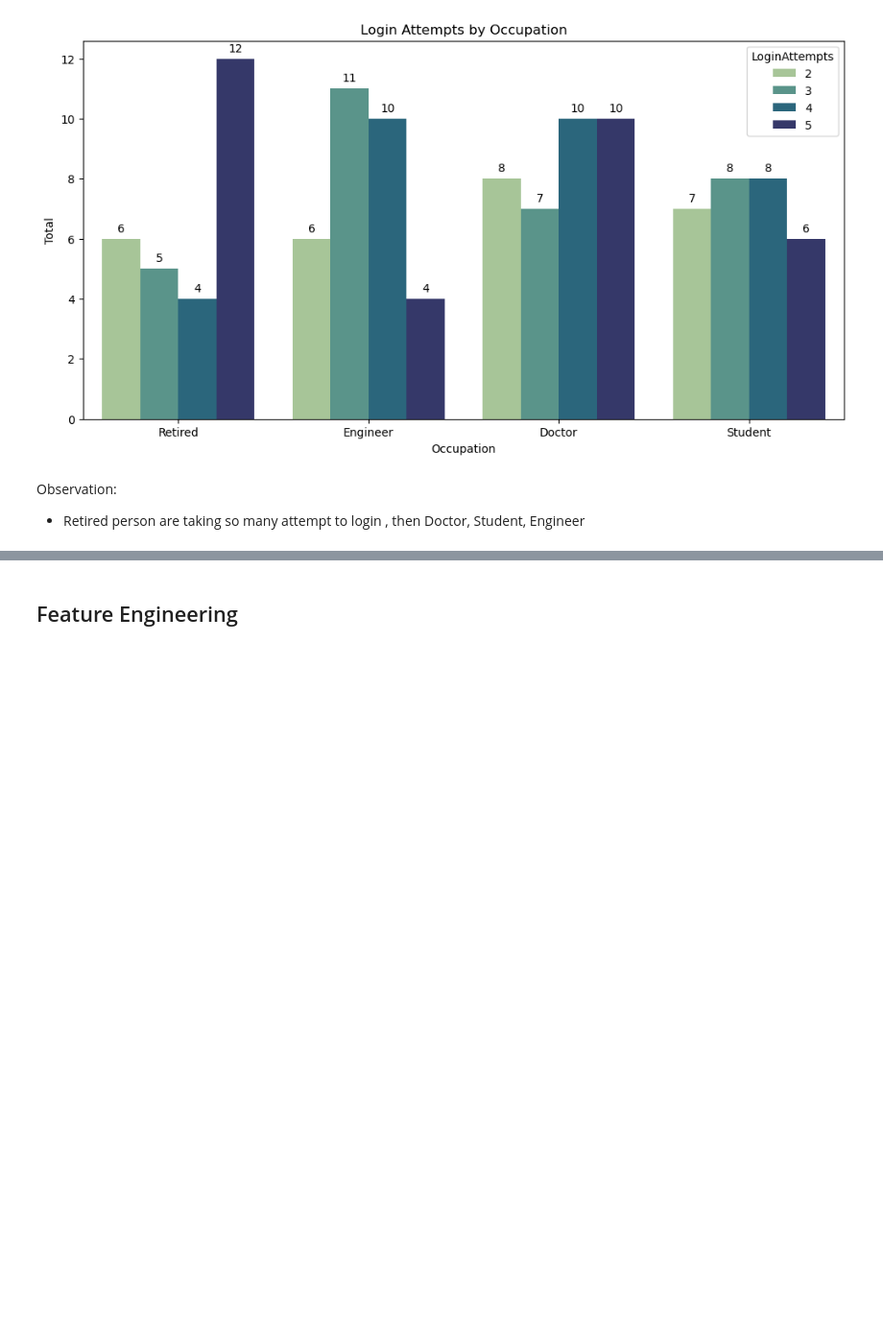
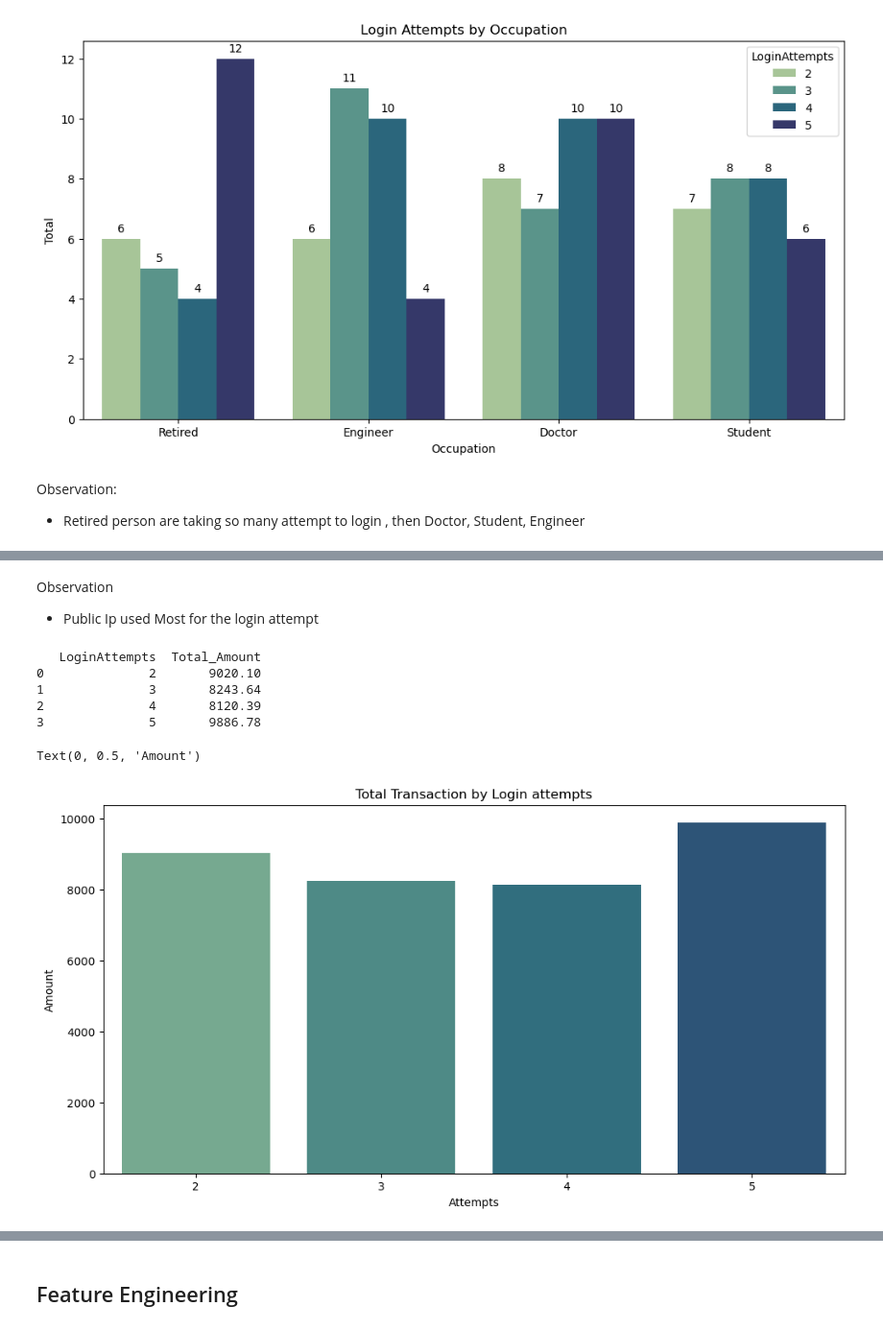
Before and after one commit to mahabub-rah/Fundamental-ML-Project, a Jupyter notebook: unSuperviesed _bank_data/main.ipynb, the cells around one changed output, grey strips where cells are left out. Shown at 96% size. Cells and saved outputs as stored; diff of their text form; code cells hidden in the pictures; blank space fills up the shorter version.

```diff
--- a/unSuperviesed _bank_data/main.ipynb
+++ b/unSuperviesed _bank_data/main.ipynb
@@ -329,0 +362,20 @@ Observation:
+# %% [markdown]
+Observation
+- Public Ip used Most for the login attempt
+# %%
+#loginattempt vs transaction amount
+LoginVsTrans = df[df['LoginAttempts'] > 1].groupby('LoginAttempts')['TransactionAmount'].sum().reset_index(name='Total_Amount')
+print(LoginVsTrans)
+# visualize transaction types
+sns.barplot(data = LoginVsTrans, x = 'LoginAttempts', y = 'Total_Amount', palette='crest')
+plt.title('Total Transaction by Login attempts')
+plt.xlabel('Attempts')
+plt.ylabel('Amount')
+# %% [output]
+   LoginAttempts  Total_Amount
+0              2       9020.10
+1              3       8243.64
+2              4       8120.39
+3              5       9886.78
+Text(0, 0.5, 'Amount')
+[figure, added]
```
Also changed, not shown: parts of 11 cells of this notebook.
